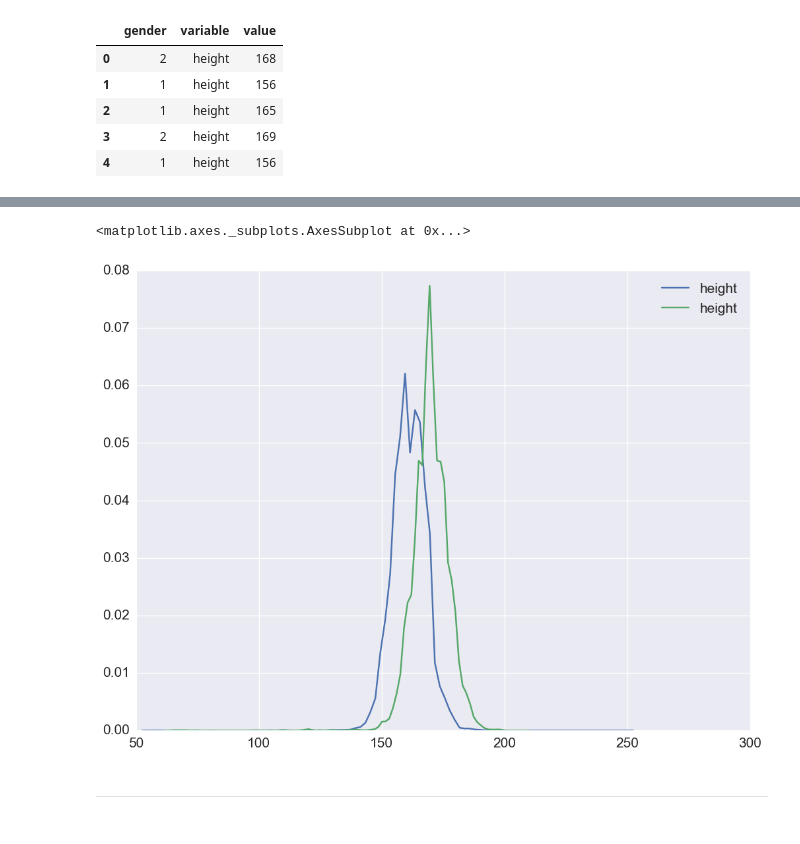
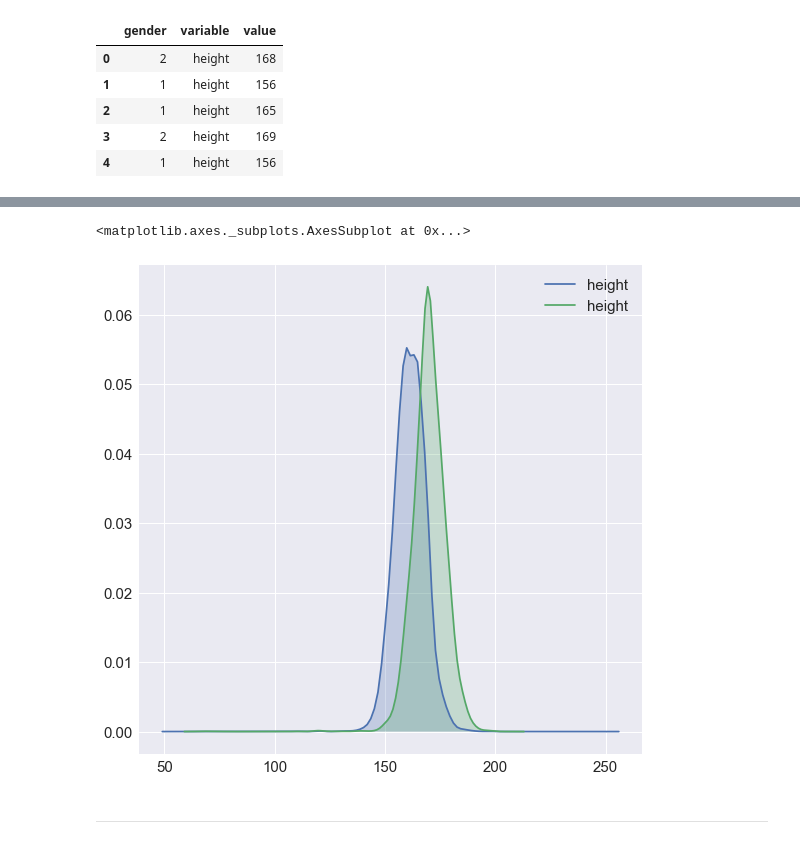
Before and after one commit to tarnenok/mlcourse_open, a Jupyter notebook: jupyter_notebooks/topic02_visual_analysis/hw2_session2_visual_analysis_basics.ipynb, the cells around one changed output, grey strips where cells are left out. Saved outputs shown, nothing was run; the diff lists cells and outputs as text; code cells hidden in the pictures.

```diff
--- a/jupyter_notebooks/topic02_visual_analysis/hw2_session2_visual_analysis_basics.ipynb
+++ b/jupyter_notebooks/topic02_visual_analysis/hw2_session2_visual_analysis_basics.ipynb
@@ -215,10 +213,10 @@ sns.violinplot(x='variable', y='value', hue='gender', scale='count', data=df, ax
 # %%
 ax = plt.gca()
-sns.kdeplot(train[train['gender'] == 1]['height'], ax=ax)
-sns.kdeplot(train[train['gender'] == 2]['height'], ax=ax)
+sns.kdeplot(train[train['gender'] == 1]['height'], ax=ax, shade=True, bw=2)
+sns.kdeplot(train[train['gender'] == 2]['height'], ax=ax, shade=True, bw=2)
 # %% [output]
 <matplotlib.axes._subplots.AxesSubplot at 0x...>
-[figure, old version]
+[figure, new version]
 # %% [markdown]
 ---
 # %% [markdown]
```
Also changed, not shown: parts of 17 cells of this notebook.
